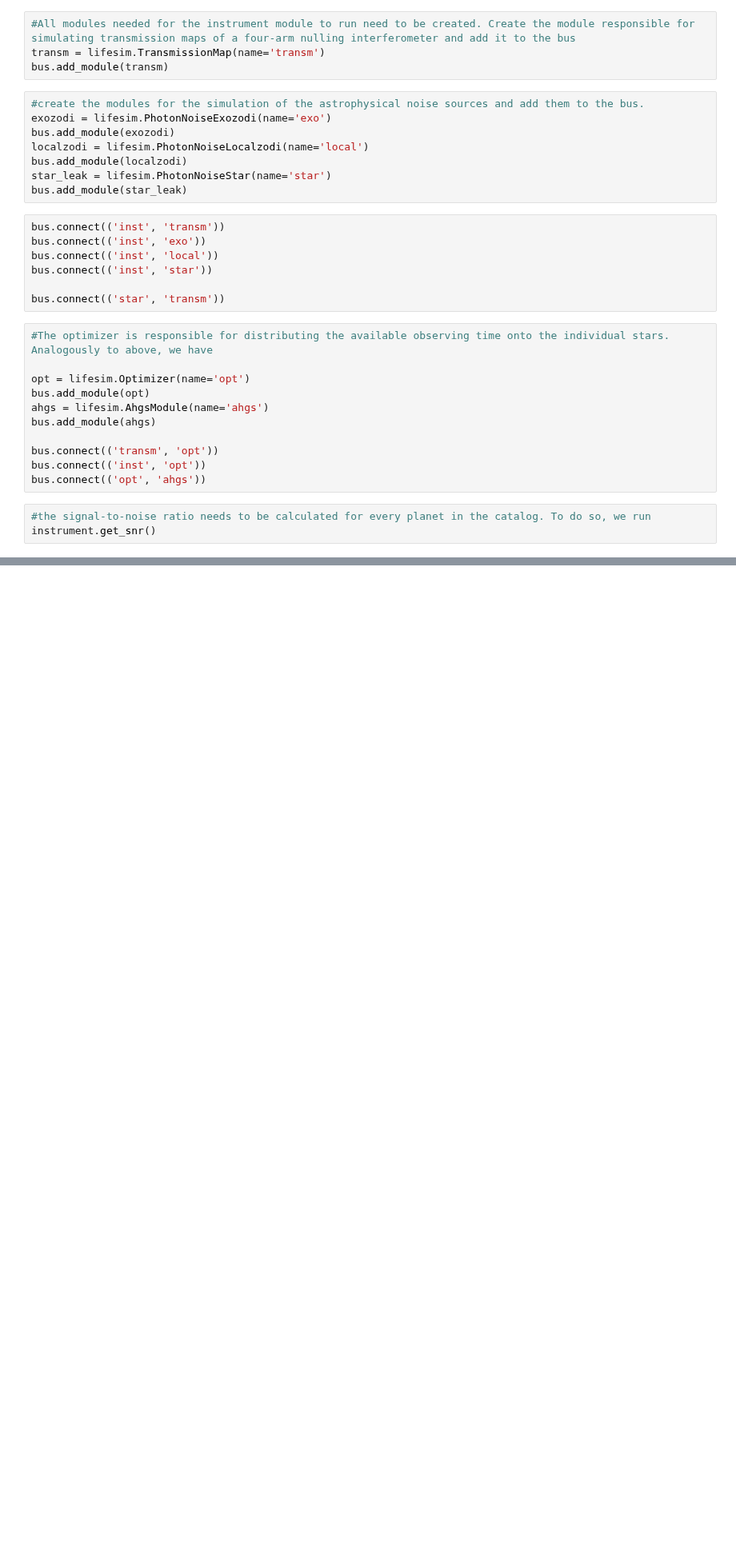
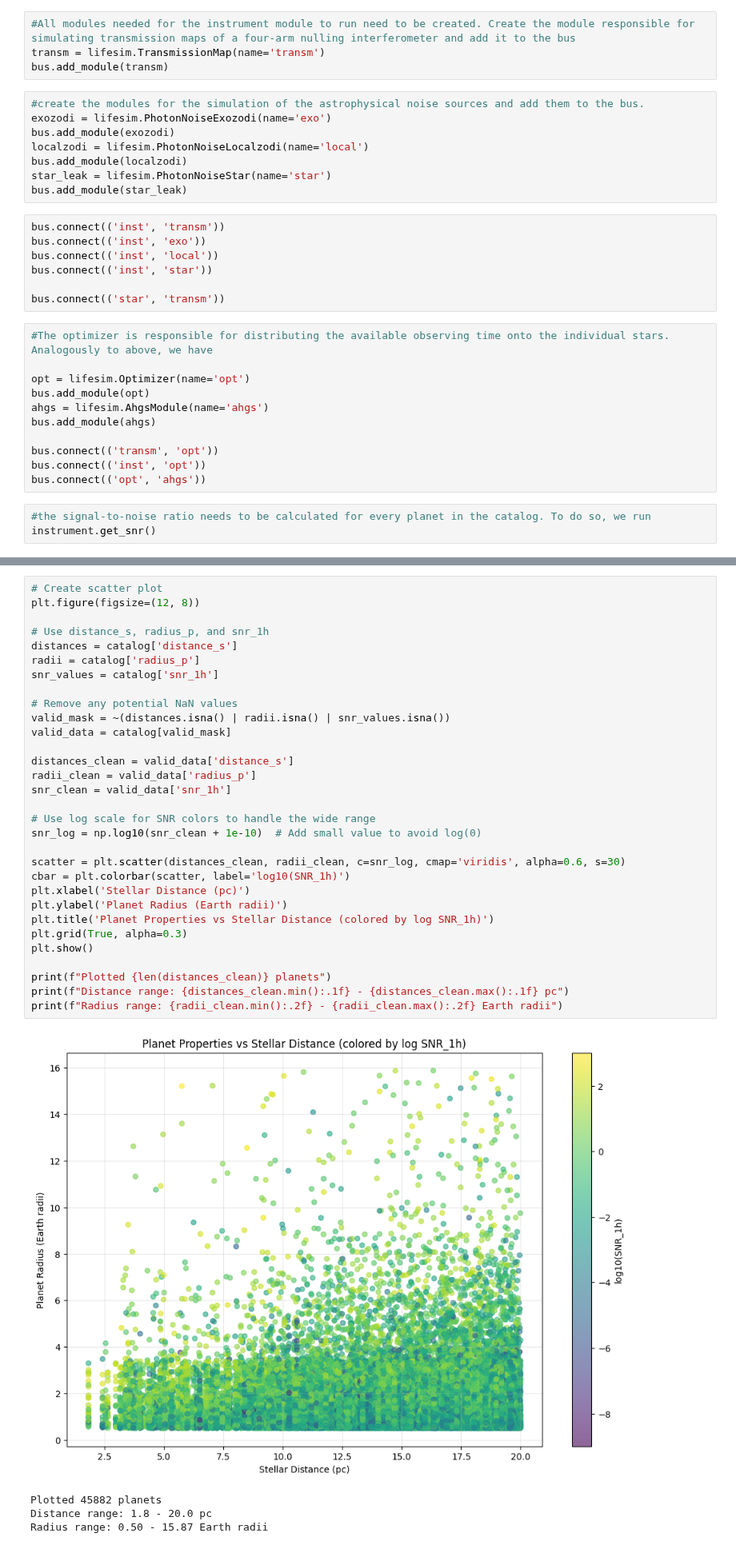
Before and after one commit to pujithasuribhatla/LIFEsim_tutorial, a Jupyter notebook: lifesim.ipynb, the cells around one changed output, grey strips where cells are left out. Shown at 80% size. Drawn from its saved outputs; the diff is of its cells as text; blank space fills up the shorter version.

```diff
--- a/lifesim.ipynb
+++ b/lifesim.ipynb
@@ -63,0 +119,36 @@ bus.data.export_catalog(output_path = '/home/pujitha/PycharmProjects/lifesim/fil
+# %%
+# Create scatter plot
+plt.figure(figsize=(12, 8))
+
+# Use distance_s, radius_p, and snr_1h
+distances = catalog['distance_s']
+radii = catalog['radius_p']
+snr_values = catalog['snr_1h']
+
+# Remove any potential NaN values
+valid_mask = ~(distances.isna() | radii.isna() | snr_values.isna())
+valid_data = catalog[valid_mask]
+
+distances_clean = valid_data['distance_s']
+radii_clean = valid_data['radius_p']
+snr_clean = valid_data['snr_1h']
+
+# Use log scale for SNR colors to handle the wide range
+snr_log = np.log10(snr_clean + 1e-10)  # Add small value to avoid log(0)
+
+scatter = plt.scatter(distances_clean, radii_clean, c=snr_log, cmap='viridis', alpha=0.6, s=30)
+cbar = plt.colorbar(scatter, label='log10(SNR_1h)')
+plt.xlabel('Stellar Distance (pc)')
+plt.ylabel('Planet Radius (Earth radii)')
+plt.title('Planet Properties vs Stellar Distance (colored by log SNR_1h)')
+plt.grid(True, alpha=0.3)
+plt.show()
+
+print(f"Plotted {len(distances_clean)} planets")
+print(f"Distance range: {distances_clean.min():.1f} - {distances_clean.max():.1f} pc")
+print(f"Radius range: {radii_clean.min():.2f} - {radii_clean.max():.2f} Earth radii")
+# %% [output]
+[figure, added]
+Plotted 45882 planets
+Distance range: 1.8 - 20.0 pc
+Radius range: 0.50 - 15.87 Earth radii
```
Also changed, not shown: parts of 6 cells of this notebook.
